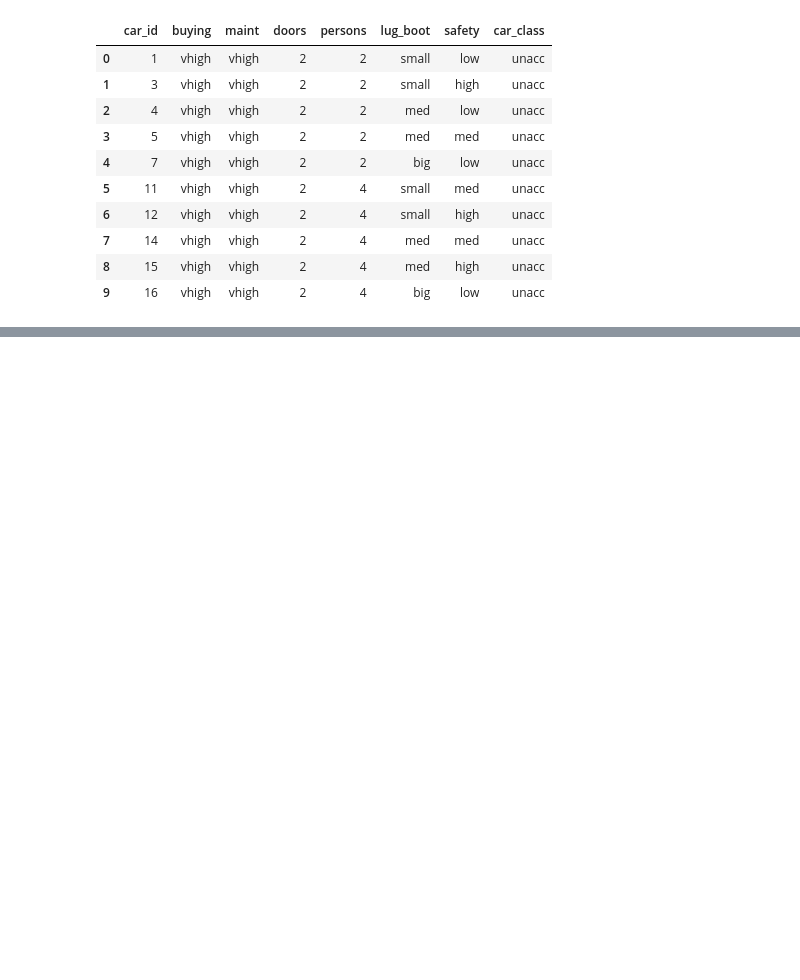
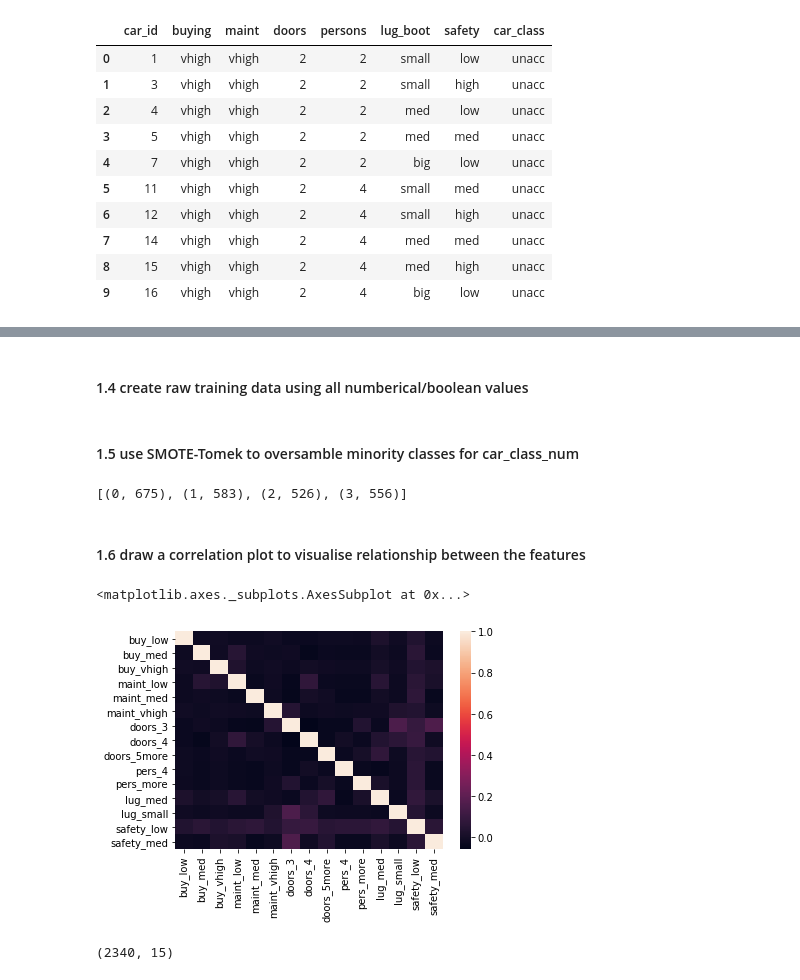
Before and after one commit to cjgeorge77/ga_projects, a Jupyter notebook: final_project/Car_classification_code.ipynb, the cells around one changed output, grey strips where cells are left out. Cells and saved outputs as stored; diff of their text form; code cells hidden in the pictures; blank space fills up the shorter version.

```diff
--- a/final_project/Car_classification_code.ipynb
+++ b/final_project/Car_classification_code.ipynb
@@ -38,0 +127,4 @@ TypeError: unsupported operand type(s) for /: 'str' and 'int'
+# %%
+# convert safety column to dummy numerics column using getdummies
+safety_dumm = pd.get_dummies(cars_training.safety, prefix='safety',drop_first=True)
+safety_dumm.head()
@@ -38,0 +140,2 @@ TypeError: unsupported operand type(s) for /: 'str' and 'int'
+# %%
+cars_training['car_class_num'] = cars_training.car_class.map({'unacc':0, 'acc':1, 'good':2,'vgood':3 })
@@ -38,0 +151,33 @@ TypeError: unsupported operand type(s) for /: 'str' and 'int'
+# %% [markdown]
+#### 1.4 create raw training data using all numberical/boolean values
+# %%
+cars_train_nw = pd.concat([cars_training['car_id'],buying_dumm,maint_dumm,doors_dumm,pers_dumm,lug_dumm,safety_dumm,cars_training['car_class_num']], axis=1)
+cars_train_nw.head()
+predictors = ['buy_low', 'buy_med', 'buy_vhigh', 'maint_low', 'maint_med','maint_vhigh', 'doors_3', 'doors_4', 'doors_5more', 'pers_4','pers_more', 'lug_med', 'lug_small', 'safety_low', 'safety_med']
+# %% [markdown]
+#### 1.5 use SMOTE-Tomek to oversamble minority classes for car_class_num
+# %%
+from imblearn.combine import SMOTETomek
+X = pd.DataFrame(cars_train_nw, columns=predictors)
+y = pd.DataFrame(cars_train_nw, columns=['car_class_num'])
+sm = SMOTETomek()
+X_resampled, y_resampled = sm.fit_sample(X, y)
+from collections import Counter
+print(sorted(Counter(y_resampled).items()))
+
+X_nw = pd.DataFrame(X_resampled, columns=predictors)
+y_nw = pd.DataFrame(y_resampled, columns=['car_class_num'])
+# %% [output]
+[(0, 675), (1, 583), (2, 526), (3, 556)]
+# %% [markdown]
+#### 1.6 draw a correlation plot to visualise relationship between the features
+# %%
+import seaborn as sns
+sns.heatmap(X_nw.corr())
+# %% [output]
+<matplotlib.axes._subplots.AxesSubplot at 0x...>
+[figure, added]
+# %%
+X_nw.shape
+# %% [output]
+(2340, 15)
```
Also changed, not shown: parts of 16 cells of this notebook.
